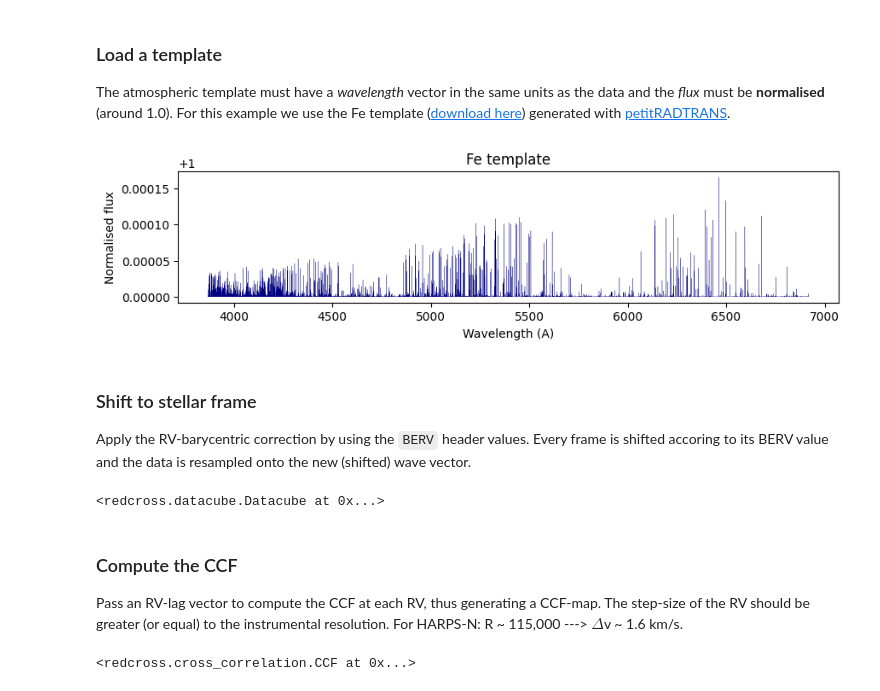
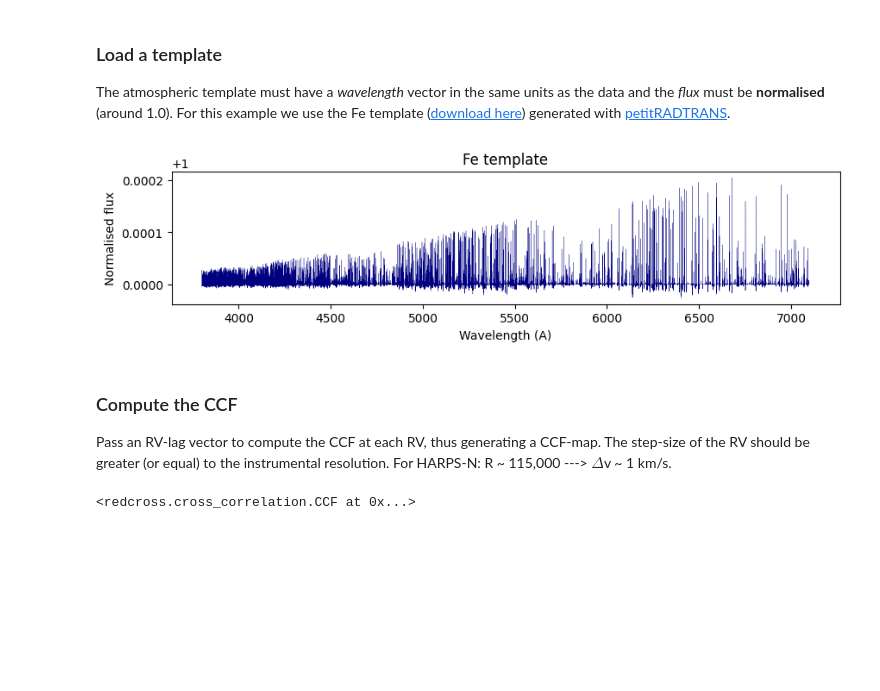
Before and after one commit to DGonzalezPicos/redcross, a Jupyter notebook: docs/source/notebooks/init_datacube.ipynb, the cells around one changed output. Saved outputs shown, nothing was run; the diff lists cells and outputs as text; code cells hidden in the pictures; blank space fills up the shorter version.

```diff
--- a/docs/source/notebooks/init_datacube.ipynb
+++ b/docs/source/notebooks/init_datacube.ipynb
@@ -96,28 +96,22 @@ where $i$ = 1,.., nFrame and $j$ = min(RV),.., max(RV) and $\sigma_i$ is the noi
 ### Load a template
 The atmospheric template must have a *wavelength* vector in the same units as the data and the *flux* must be **normalised** (around 1.0). For this example we use the Fe template ([download here](https://github.com/DGonzalezPicos/redcross/blob/main/examples/data/wasp189_fe_4000k.fits)) generated with [petitRADTRANS](https://petitradtrans.readthedocs.io/en/latest/index.html).
 # %%
-template_path = data_dir + 'wasp189_fe_4000k.fits'
-with fits.open(template_path) as hdul:
-    twave, tflux = hdul[0].data,  hdul[1].data
+template_path = data_dir + 'fe_tea_template.npy'
+twave, tflux = np.load(template_path)
 
 template = Template(wlt=twave, flux=tflux)
+# apply same filtering to the template
+template.high_pass_gaussian(dRV=9.)
 
 fig, ax = plt.subplots(1, figsize=(10,2))
 ax.plot(template.wlt, template.flux, c='navy', lw=0.2)
 ax.set(xlabel='Wavelength (A)', ylabel='Normalised flux', title='Fe template')
 plt.show()
 # %% [output]
-[figure, old version]
+[figure, new version]
-# %% [markdown]
-### Shift to stellar frame
-Apply the RV-barycentric correction by using the `BERV` header values. Every frame is shifted accoring to its BERV value and the data is resampled onto the new (shifted) wave vector.
-# %%
-dcm.to_stellar_frame(header.BERV)
-# %% [output]
-<redcross.datacube.Datacube at 0x...>
 # %% [markdown]
 ### Compute the CCF
-Pass an RV-lag vector to compute the CCF at each RV, thus generating a CCF-map. The step-size of the RV should be greater (or equal) to the instrumental resolution. For HARPS-N: R ~ 115,000 ---> $\Delta$v ~ 1.6 km/s.
+Pass an RV-lag vector to compute the CCF at each RV, thus generating a CCF-map. The step-size of the RV should be greater (or equal) to the instrumental resolution. For HARPS-N: R ~ 115,000 ---> $\Delta$v ~ 1 km/s.
 # %%
 dRV = 1.6
 RVt = np.arange(-350,351, dRV)
```
Also changed, not shown: parts of 4 cells of this notebook, 6 other files.
